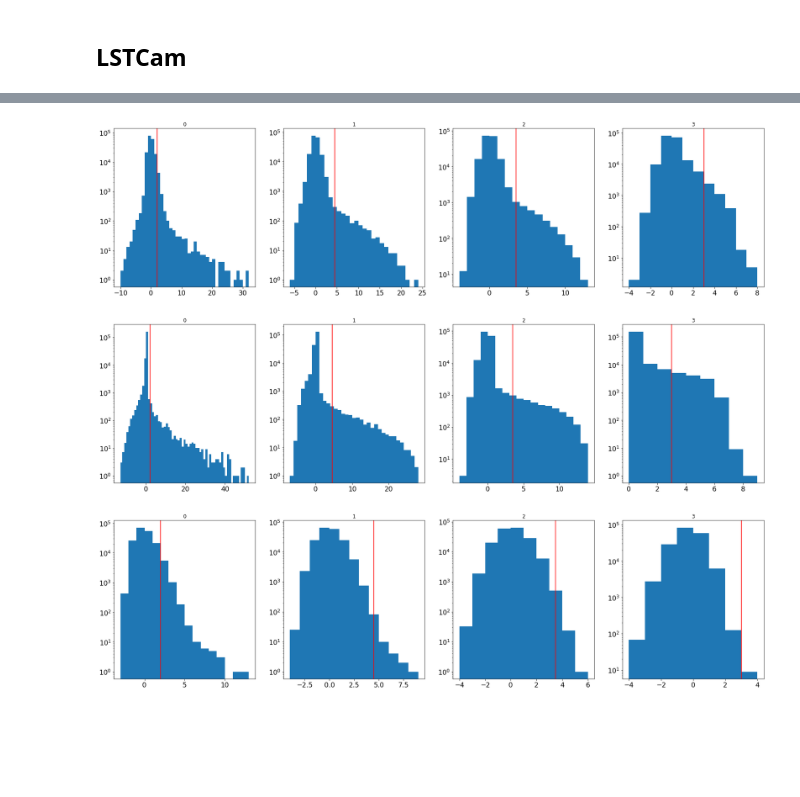
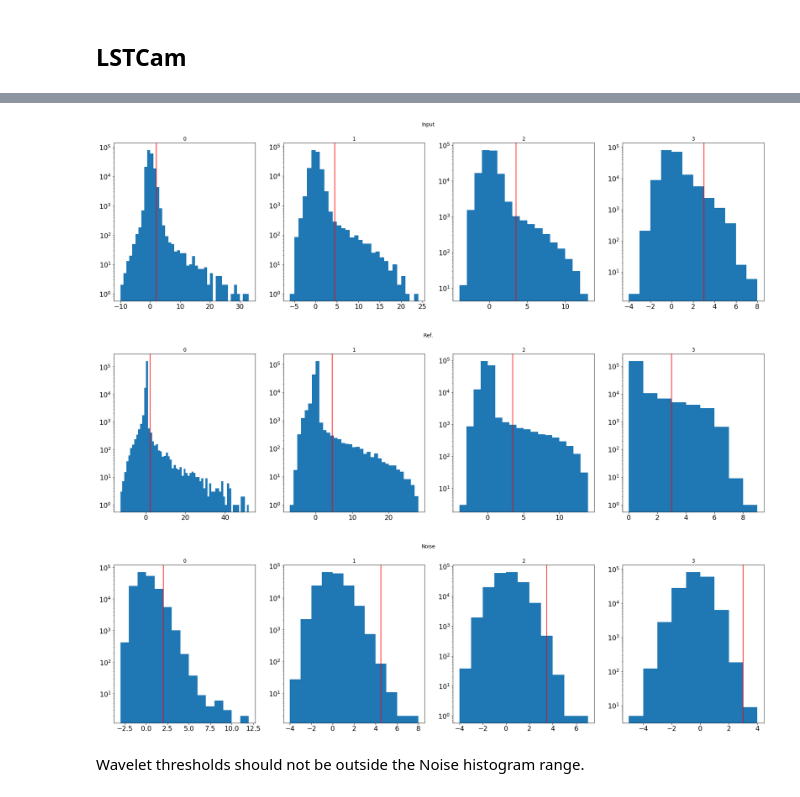
Before and after one commit to jdhp-sap/pywi-cta-legacy, a Jupyter notebook: notebooks/analysis_signal_and_noise_histograms_per_plan.ipynb, the cells around one changed output, grey strips where cells are left out. Drawn from its saved outputs; the diff is of its cells as text; code cells hidden in the pictures; blank space fills up the shorter version.

```diff
--- a/notebooks/analysis_signal_and_noise_histograms_per_plan.ipynb
+++ b/notebooks/analysis_signal_and_noise_histograms_per_plan.ipynb
@@ -23,7 +23,7 @@ import datapipe.denoising.cdf
 # %%
 IMG_SIZE = 7
 
-def plot_hist(data_list, threshold_list, title_list=None, log=True):
+def plot_hist(data_list, threshold_list, suptitle=None, title_list=None, log=True):
     num_imgs = len(data_list)
 
     fig, ax_list = plt.subplots(ncols=num_imgs, figsize=(num_imgs*IMG_SIZE, IMG_SIZE), squeeze=True)
@@ -44,6 +44,8 @@ def plot_hist(data_list, threshold_list, title_list=None, log=True):
         ax.tick_params(axis='both', which='major', labelsize=16)
         ax.tick_params(axis='both', which='minor', labelsize=16)
 
+    plt.suptitle(suptitle, fontsize=16)
+
     plt.show()
 # %%
 def make_samples(path_list,
@@ -199,7 +201,7 @@ plot_hist(samples[2], nectarcam_thresholds)
 
 path_list = ['/Users/jdecock/data/grid_prod3b_north/fits/lst/gamma/']
 
-samples = make_samples(path_list,
-                       tel_filter_list=None,
-                       max_num_images=100)
+lstcam_samples = make_samples(path_list,
+                              tel_filter_list=None,
+                              max_num_images=100)
 # %% [output]
@@ -208,10 +210,12 @@ Wall time: 1min 18s
 # %%
 lstcam_thresholds = [2, 4.5, 3.5, 3]
 
-plot_hist(samples[0], lstcam_thresholds)
-plot_hist(samples[1], lstcam_thresholds)
-plot_hist(samples[2], lstcam_thresholds)
+plot_hist(lstcam_samples[0], threshold_list=lstcam_thresholds, suptitle="Input")
+plot_hist(lstcam_samples[1], threshold_list=lstcam_thresholds, suptitle="Ref.")
+plot_hist(lstcam_samples[2], threshold_list=lstcam_thresholds, suptitle="Noise")
 # %% [output]
-[figure, old version]
+[figure, new version]
-[figure, old version]
+[figure, new version]
-[figure, old version]
+[figure, new version]
+# %% [markdown]
+Wavelet thresholds should not be outside the Noise histogram range.
```
Also changed, not shown: parts of 5 cells of this notebook.
